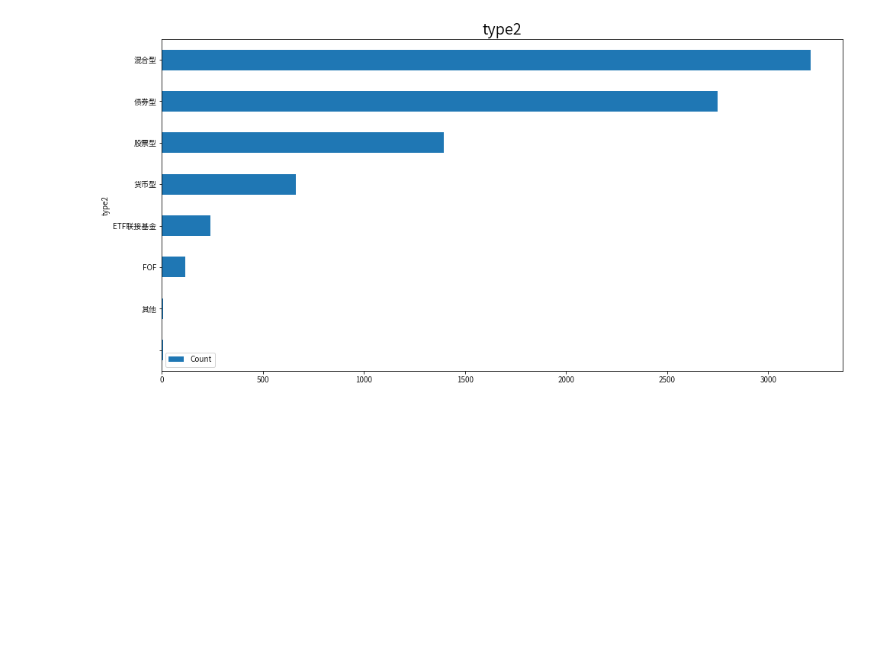
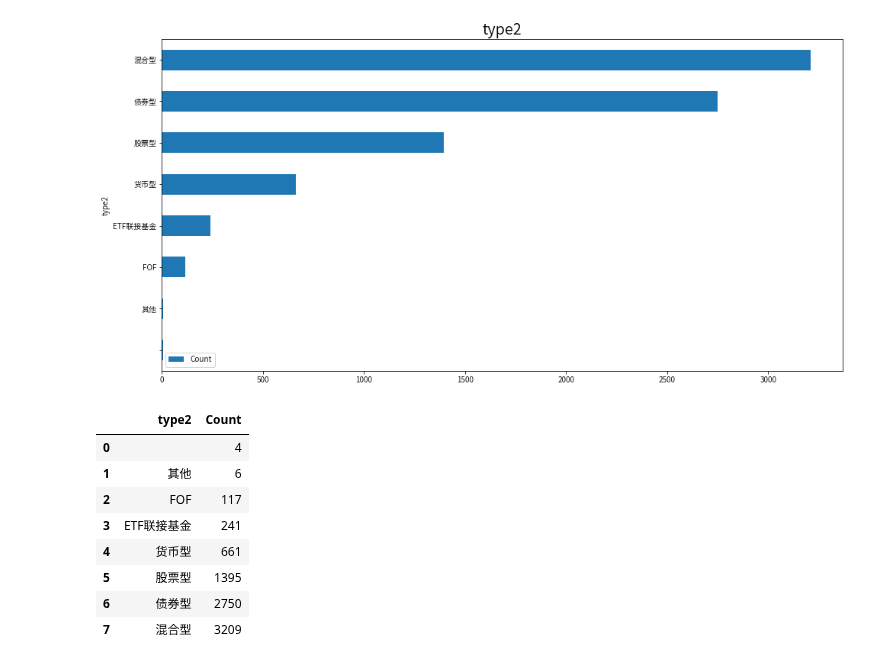
Before and after one commit to zhs007/jupyternotebook.demo, a Jupyter notebook: home/cnfunds/cnfund001.ipynb, the cells around one changed output. Saved outputs shown, nothing was run; the diff lists cells and outputs as text; code cells hidden in the pictures; blank space fills up the shorter version.

```diff
--- a/home/cnfunds/cnfund001.ipynb
+++ b/home/cnfunds/cnfund001.ipynb
@@ -132,3 +132,16 @@ ax.set_title("type2", fontsize=20)
 # %% [output]
 Text(0.5, 1.0, 'type2')
 [figure]
+# %%
+dfType2 = dfFunds.groupby('type2').size().sort_values().reset_index(name = 'Count')
+dfType2
+# %% [output]
+|  | type2 | Count |
+| 0 |  | 4 |
+| 1 | 其他 | 6 |
+| 2 | FOF | 117 |
+| 3 | ETF联接基金 | 241 |
+| 4 | 货币型 | 661 |
+| 5 | 股票型 | 1395 |
+| 6 | 债券型 | 2750 |
+| 7 | 混合型 | 3209 |
```
Also changed, not shown: parts of 2 cells of this notebook.
